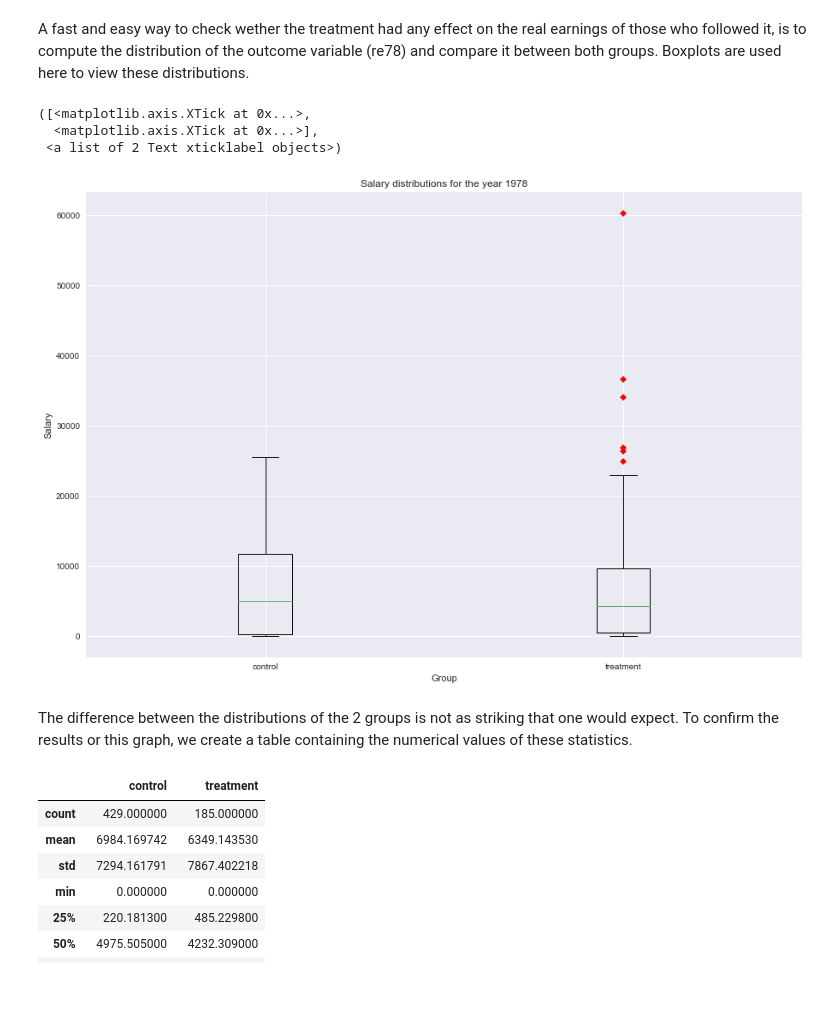
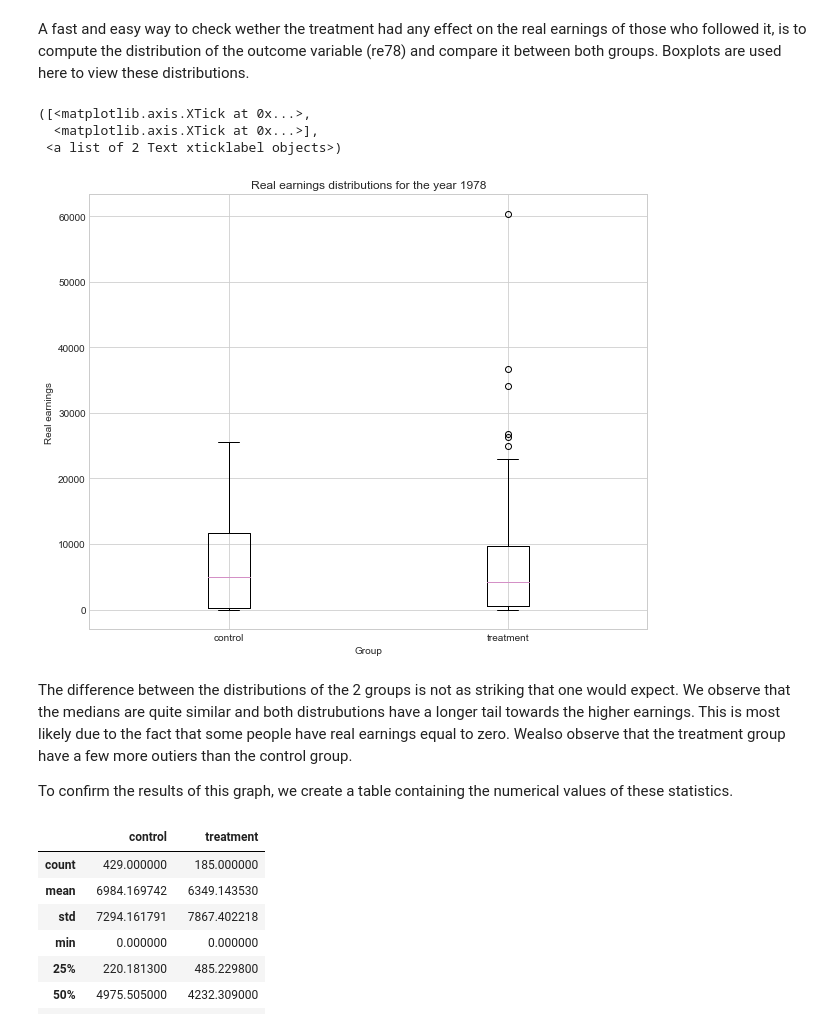
Before and after one commit to sourabhlal/ada2017, a Jupyter notebook: 04 - Applied ML/Homework4-Question1.ipynb, the cells around one changed output. Cells and saved outputs as stored; diff of their text form; code cells hidden in the pictures; blank space fills up the shorter version.

```diff
--- a/04 - Applied ML/Homework4-Question1.ipynb
+++ b/04 - Applied ML/Homework4-Question1.ipynb
@@ -73,19 +75,28 @@ print(data_control.shape)
 A fast and easy way to check wether the treatment had any effect on the real earnings of those who followed it, is to compute the distribution of the outcome variable (re78) and compare it between both groups.
 Boxplots are used here to view these distributions.
 # %%
-#create a figure and 1x3 subplots
-plt.figure(figsize=(15,10))
-plt.boxplot([data_control.re78,data_treat.re78],0, 'rD')
-plt.ylabel('Real earning')
+#create a figure
+
+#Style
+sns.set_style('whitegrid')
+sns.set_palette('cubehelix',2)
+
+#Figure
+plt.figure(figsize=(10,8))
+plt.boxplot([data_control.re78,data_treat.re78],0)
+
+#Labels
+plt.ylabel('Real earnings')
 plt.xlabel('Group')
 plt.title('Real earnings distributions for the year 1978')
 plt.xticks([1,2],['control','treatment'])
 # %% [output]
 ([<matplotlib.axis.XTick at 0x...>,
   <matplotlib.axis.XTick at 0x...>],
  <a list of 2 Text xticklabel objects>)
-[figure, old version]
+[figure, new version]
 # %% [markdown]
-The difference between the distributions of the 2 groups is not as striking that one would expect.
-To confirm the results or this graph, we create a table containing the numerical values of these statistics.
+The difference between the distributions of the 2 groups is not as striking that one would expect. We observe that the medians are quite similar and both distrubutions have a longer tail towards the higher earnings. This is most likely due to the fact that some people have real earnings equal to zero. Wealso observe that the treatment group have a few more outiers than the control group.
+
+To confirm the results of this graph, we create a table containing the numerical values of these statistics.
 # %%
```
Also changed, not shown: parts of 21 cells of this notebook.
